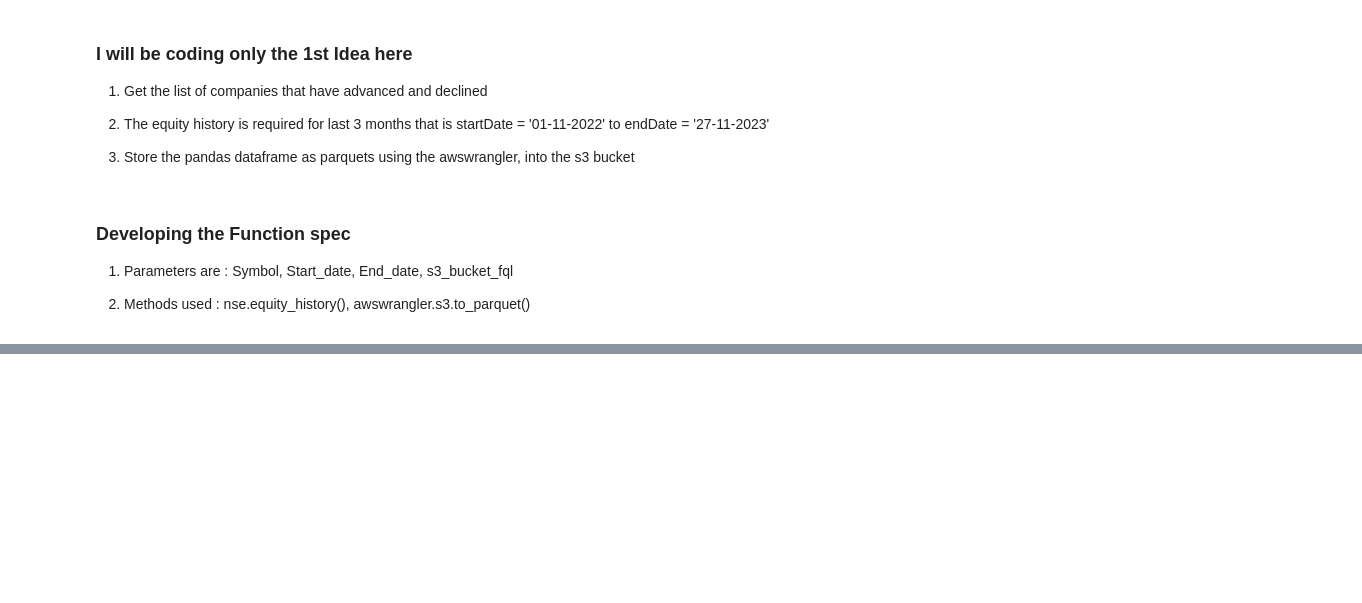
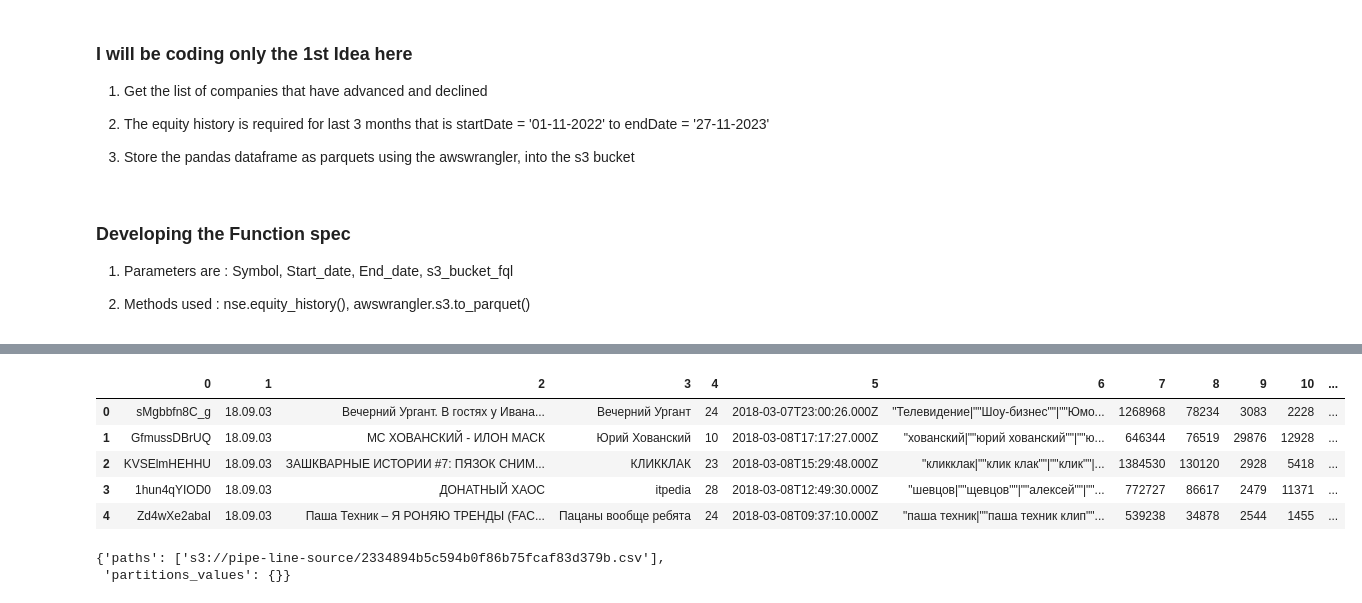
Before and after one commit to Kamalabot/emr_instance_practice, a Jupyter notebook: multisource-to-stagingons3.ipynb, the cells around one changed output, grey strips where cells are left out. Cells and saved outputs as stored; diff of their text form; code cells hidden in the pictures; blank space fills up the shorter version.

Commit message:
database read and write to s3 is implemented

```diff
--- a/multisource-to-stagingons3.ipynb
+++ b/multisource-to-stagingons3.ipynb
@@ -456,0 +413,48 @@ import requests
+# %%
+#Function to get the dataframe from the required query
+def query_database_rds(query):
+    """Function establishes the connection and then
+    uses the query to get the dataframe out of the database table."""
+    #Establish connection, and provide autocommit option to true
+    try:
+        conn = psycopg2.connect(host=databaseHost,
+                            dbname=db_name,user=db_uname,
+                            password=db_pass,port=db_port)
+
+        conn.set_session(autocommit=True)
+
+        cur = conn.cursor()
+
+    except Exception as e:
+        print(e)
+
+    #Query the table
+
+    cur.execute(query)
+
+    #get the data into templist
+
+    tempList = cur.fetchall()
+
+    #feed the templist into pandas.DataFrame and return
+
+    return pd.DataFrame(tempList)
+# %%
+query_yt = """SELECT * FROM yt_csv LIMIT 5"""
+result_dataframe = query_database_rds(query=query_yt)
+# %%
+result_dataframe.head()
+# %% [output]
+|  | 0 | 1 | 2 | 3 | 4 | 5 | 6 | 7 | 8 | 9 | 10 | ... |
+| 0 | sMgbbfn8C_g | 18.09.03 | Вечерний Ургант. В гостях у Ивана... | Вечерний Ургант | 24 | 2018-03-07T23:00:26.000Z | "Телевидение|""Шоу-бизнес""|""Юмо... | 1268968 | 78234 | 3083 | 2228 | ... |
+| 1 | GfmussDBrUQ | 18.09.03 | МС ХОВАНСКИЙ - ИЛОН МАСК | Юрий Хованский | 10 | 2018-03-08T17:17:27.000Z | "хованский|""юрий хованский""|""ю... | 646344 | 76519 | 29876 | 12928 | ... |
+| 2 | KVSElmHEHHU | 18.09.03 | ЗАШКВАРНЫЕ ИСТОРИИ #7: ПЯЗОК СНИМ... | КЛИККЛАК | 23 | 2018-03-08T15:29:48.000Z | "кликклак|""клик клак""|""клик""|... | 1384530 | 130120 | 2928 | 5418 | ... |
+| 3 | 1hun4qYIOD0 | 18.09.03 | ДОНАТНЫЙ ХАОС | itpedia | 28 | 2018-03-08T12:49:30.000Z | "шевцов|""щевцов""|""алексей""|""... | 772727 | 86617 | 2479 | 11371 | ... |
+| 4 | Zd4wXe2abaI | 18.09.03 | Паша Техник – Я РОНЯЮ ТРЕНДЫ (FAC... | Пацаны вообще ребята | 24 | 2018-03-08T09:37:10.000Z | "паша техник|""паша техник клип""... | 539238 | 34878 | 2544 | 1455 | ... |
+# %%
+wr.s3.to_csv(df=result_dataframe,path="s3://pipe-line-source/",
+                         boto3_session=my_session,
+                    dataset=True)
+# %% [output]
+{'paths': ['s3://pipe-line-source/2334894b5c594b0f86b75fcaf83d379b.csv'],
+ 'partitions_values': {}}
```
Also changed, not shown: parts of 34 cells of this notebook.
